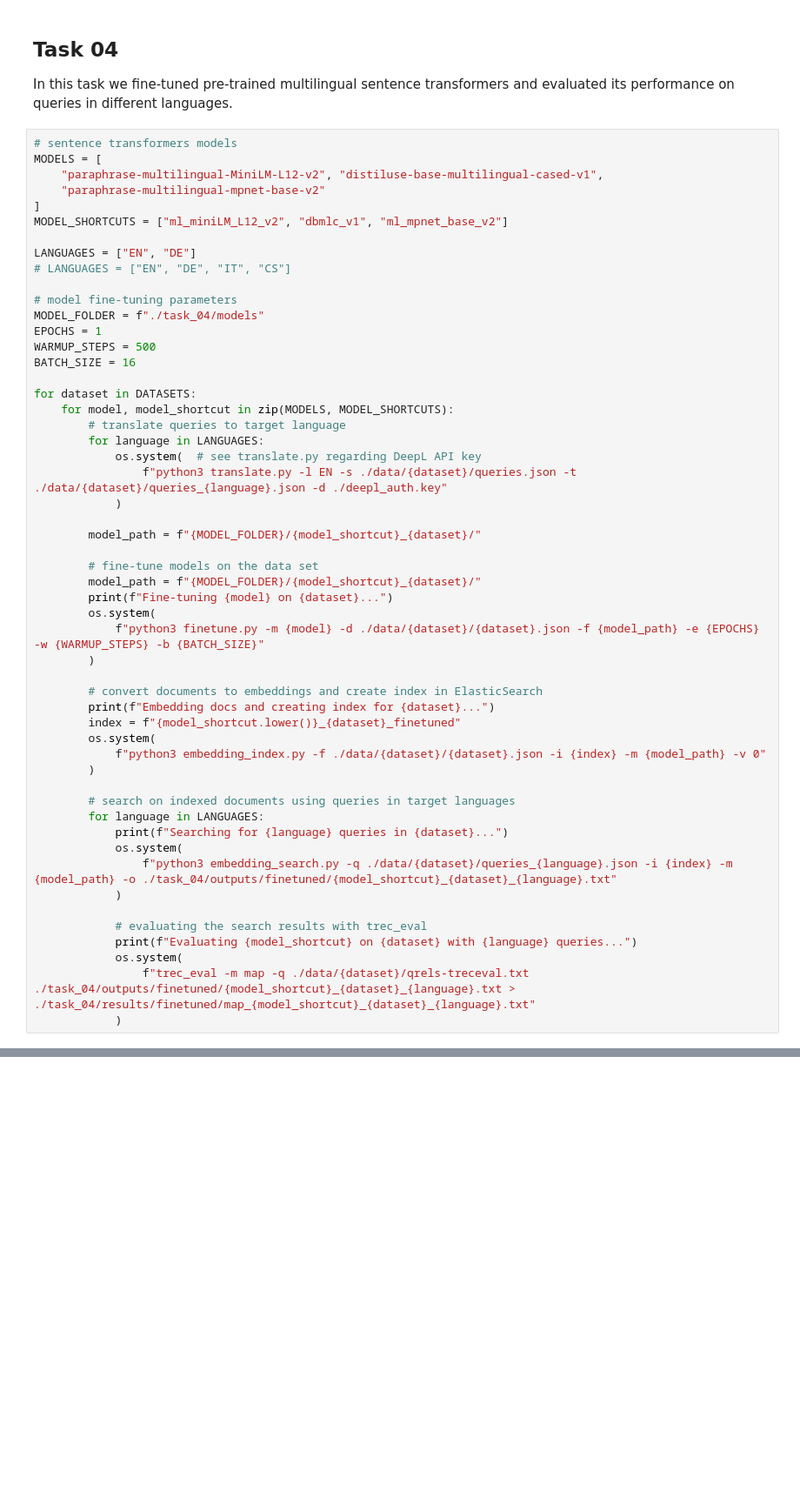
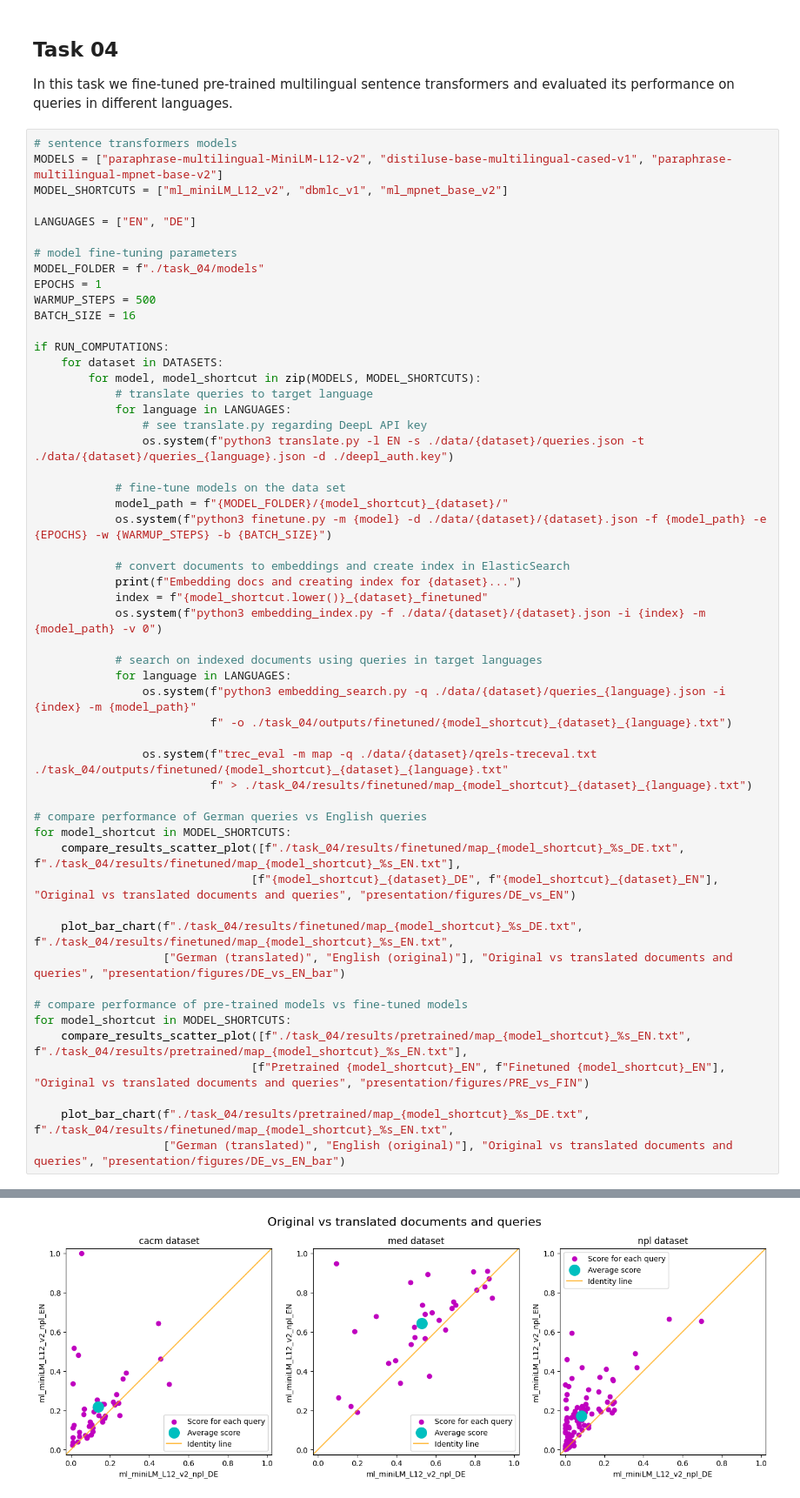
Before and after one commit to massimilianoviola/advanced-information-retrieval, a Jupyter notebook: tasks_presentation.ipynb, the cells around one changed output, grey strips where cells are left out. Shown at 87% size. Drawn from its saved outputs; the diff is of its cells as text; blank space fills up the shorter version.

```diff
--- a/tasks_presentation.ipynb
+++ b/tasks_presentation.ipynb
@@ -175,14 +189,10 @@ compare_results_scatter_plot(["./task_02/results/map_glove_%s.txt", "./task_02/r
 In this task we fine-tuned pre-trained multilingual sentence transformers and evaluated its performance on queries in different languages.
 # %%
 # sentence transformers models
-MODELS = [
-    "paraphrase-multilingual-MiniLM-L12-v2", "distiluse-base-multilingual-cased-v1",
-    "paraphrase-multilingual-mpnet-base-v2"
-]
+MODELS = ["paraphrase-multilingual-MiniLM-L12-v2", "distiluse-base-multilingual-cased-v1", "paraphrase-multilingual-mpnet-base-v2"]
 MODEL_SHORTCUTS = ["ml_miniLM_L12_v2", "dbmlc_v1", "ml_mpnet_base_v2"]
 
 LANGUAGES = ["EN", "DE"]
-# LANGUAGES = ["EN", "DE", "IT", "CS"]
 
 # model fine-tuning parameters
 MODEL_FOLDER = f"./task_04/models"
@@ -190,40 +200,44 @@ EPOCHS = 1
 WARMUP_STEPS = 500
 BATCH_SIZE = 16
 
-for dataset in DATASETS:
-    for model, model_shortcut in zip(MODELS, MODEL_SHORTCUTS):
-        # translate queries to target language
-        for language in LANGUAGES:
-            os.system(  # see translate.py regarding DeepL API key
-                f"python3 translate.py -l EN -s ./data/{dataset}/queries.json -t ./data/{dataset}/queries_{language}.json -d ./deepl_auth.key"
-            )
+if RUN_COMPUTATIONS:
+    for dataset in DATASETS:
+        for model, model_shortcut in zip(MODELS, MODEL_SHORTCUTS):
+            # translate queries to target language
+            for language in LANGUAGES:
+                # see translate.py regarding DeepL API key
+                os.system(f"python3 translate.py -l EN -s ./data/{dataset}/queries.json -t ./data/{dataset}/queries_{language}.json -d ./deepl_auth.key")
 
-        model_path = f"{MODEL_FOLDER}/{model_shortcut}_{dataset}/"
+            # fine-tune models on the data set
+            model_path = f"{MODEL_FOLDER}/{model_shortcut}_{dataset}/"
+            os.system(f"python3 finetune.py -m {model} -d ./data/{dataset}/{dataset}.json -f {model_path} -e {EPOCHS} -w {WARMUP_STEPS} -b {BATCH_SIZE}")
 
-        # fine-tune models on the data set
-        model_path = f"{MODEL_FOLDER}/{model_shortcut}_{dataset}/"
-        print(f"Fine-tuning {model} on {dataset}...")
-        os.system(
-            f"python3 finetune.py -m {model} -d ./data/{dataset}/{dataset}.json -f {model_path} -e {EPOCHS} -w {WARMUP_STEPS} -b {BATCH_SIZE}"
-        )
+            # convert documents to embeddings and create index in ElasticSearch
+            print(f"Embedding docs and creating index for {dataset}...")
+            index = f"{model_shortcut.lower()}_{dataset}_finetuned"
+            os.system(f"python3 embedding_index.py -f ./data/{dataset}/{dataset}.json -i {index} -m {model_path} -v 0")
 
-        # convert documents to embeddings and create index in ElasticSearch
-        print(f"Embedding docs and creating index for {dataset}...")
-        index = f"{model_shortcut.lower()}_{dataset}_finetuned"
-        os.system(
-            f"python3 embedding_index.py -f ./data/{dataset}/{dataset}.json -i {index} -m {model_path} -v 0"
-        )
+            # search on indexed documents using queries in target languages
+            for language in LANGUAGES:
+                os.system(f"python3 embedding_search.py -q ./data/{dataset}/queries_{language}.json -i {index} -m {model_path}"
+                          f" -o ./task_04/outputs/finetuned/{model_shortcut}_{dataset}_{language}.txt")
 
-        # search on indexed documents using queries in target languages
-        for language in LANGUAGES:
-            print(f"Searching for {language} queries in {dataset}...")
-            os.system(
-                f"python3 embedding_search.py -q ./data/{dataset}/queries_{language}.json -i {index} -m {model_path} -o ./task_04/outputs/finetuned/{model_shortcut}_{dataset}_{language}.txt"
-            )
+                os.system(f"trec_eval -m map -q ./data/{dataset}/qrels-treceval.txt ./task_04/outputs/finetuned/{model_shortcut}_{dataset}_{language}.txt"
+                          f" > ./task_04/results/finetuned/map_{model_shortcut}_{dataset}_{language}.txt")
 
-            # evaluating the search results with trec_eval
-            print(f"Evaluating {model_shortcut} on {dataset} with {language} queries...")
-            os.system(
-                f"trec_eval -m map -q ./data/{dataset}/qrels-treceval.txt ./task_04/outputs/finetuned/{model_shortcut}_{dataset}_{language}.txt > ./task_04/results/finetuned/map_{model_shortcut}_{dataset}_{language}.txt"
-            )
+# compare performance of German queries vs English queries
+for model_shortcut in MODEL_SHORTCUTS:
+    compare_results_scatter_plot([f"./task_04/results/finetuned/map_{model_shortcut}_%s_DE.txt", f"./task_04/results/finetuned/map_{model_shortcut}_%s_EN.txt"],
+                                [f"{model_shortcut}_{dataset}_DE", f"{model_shortcut}_{dataset}_EN"], "Original vs translated documents and queries", "presentation/figures/DE_vs_EN")
+
+    plot_bar_chart(f"./task_04/results/finetuned/map_{model_shortcut}_%s_DE.txt", f"./task_04/results/finetuned/map_{model_shortcut}_%s_EN.txt",
+                   ["German (translated)", "English (original)"], "Original vs translated documents and queries", "presentation/figures/DE_vs_EN_bar")
+
+# compare performance of pre-trained models vs fine-tuned models
+for model_shortcut in MODEL_SHORTCUTS:
+    compare_results_scatter_plot([f"./task_04/results/pretrained/map_{model_shortcut}_%s_EN.txt", f"./task_04/results/pretrained/map_{model_shortcut}_%s_EN.txt"],
+                                [f"Pretrained {model_shortcut}_EN", f"Finetuned {model_shortcut}_EN"], "Original vs translated documents and queries", "presentation/figures/PRE_vs_FIN")
+
+    plot_bar_chart(f"./task_04/results/pretrained/map_{model_shortcut}_%s_DE.txt", f"./task_04/results/finetuned/map_{model_shortcut}_%s_EN.txt",
+                   ["German (translated)", "English (original)"], "Original vs translated documents and queries", "presentation/figures/DE_vs_EN_bar")
 # %% [output]
@@ -246,0 +244 @@ Evaluating ml_mpnet_base_v2 on npl with DE queries...
+[figure, added]
```
Also changed, not shown: parts of 8 cells of this notebook, 14 other files.
